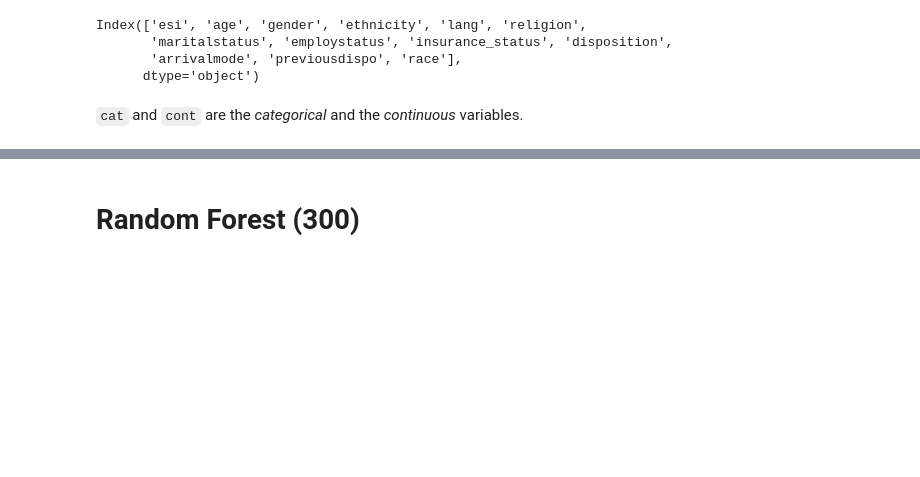
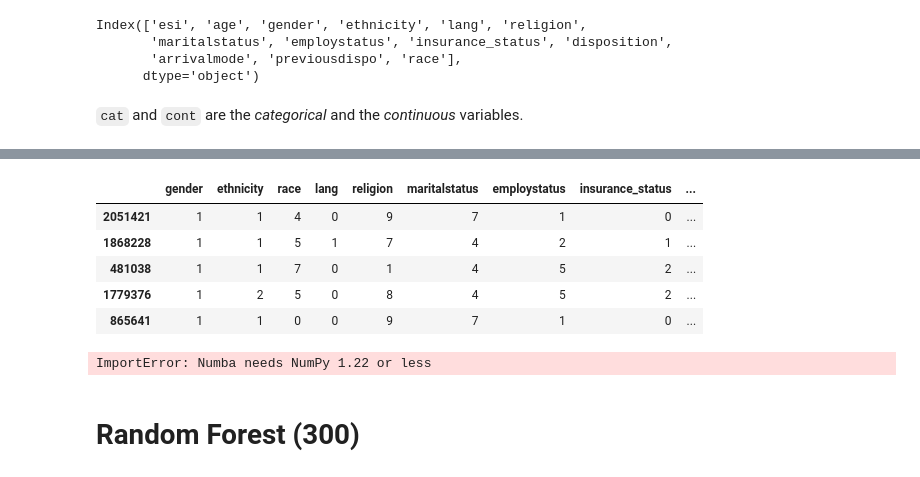
Before and after one commit to pting302/AI_for_Bias_Detection_Healthcare, a Jupyter notebook: Models/Rdata_Analysis.ipynb, the cells around one changed output, grey strips where cells are left out. Saved outputs shown, nothing was run; the diff lists cells and outputs as text; code cells hidden in the pictures; blank space fills up the shorter version.

```diff
--- a/Models/Rdata_Analysis.ipynb
+++ b/Models/Rdata_Analysis.ipynb
@@ -610,0 +646,16 @@ X_test, y_test = to.valid.xs, to.valid.y
+# %%
+mdata = X_test[X_test["gender"] == 1]
+mdata.head()
+# %% [output]
+|  | gender | ethnicity | race | lang | religion | maritalstatus | employstatus | insurance_status | ... |
+| 2051421 | 1 | 1 | 4 | 0 | 9 | 7 | 1 | 0 | ... |
+| 1868228 | 1 | 1 | 5 | 1 | 7 | 4 | 2 | 1 | ... |
+| 481038 | 1 | 1 | 7 | 0 | 1 | 4 | 5 | 2 | ... |
+| 1779376 | 1 | 2 | 5 | 0 | 8 | 4 | 5 | 2 | ... |
+| 865641 | 1 | 1 | 0 | 0 | 9 | 7 | 1 | 0 | ... |
+# %%
+import shap
+mdata['age'] = mdata['age'].astype('int')
+fdata['age'] = fdata['age'].astype('int')
+# %% [output]
+ImportError: Numba needs NumPy 1.22 or less
```
Also changed, not shown: parts of 20 cells of this notebook, 1 other file.
